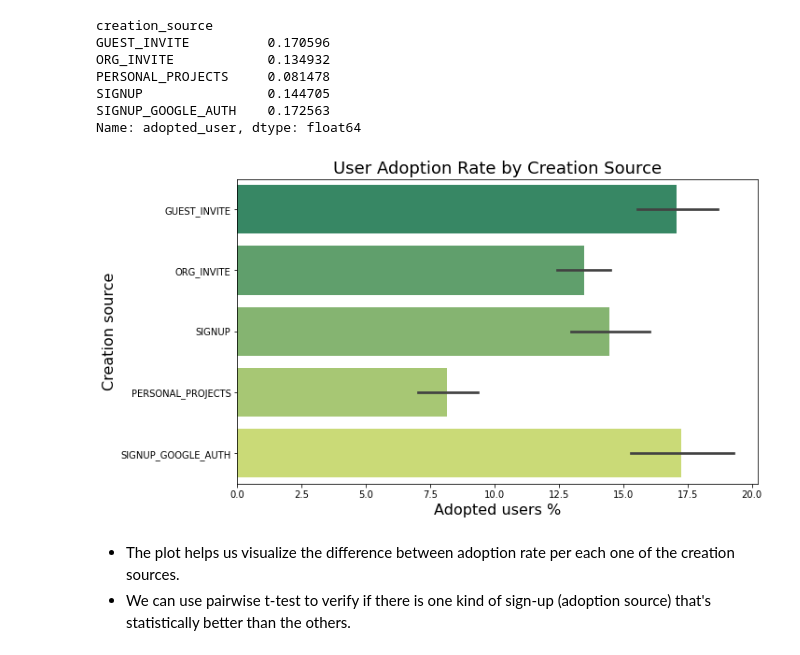
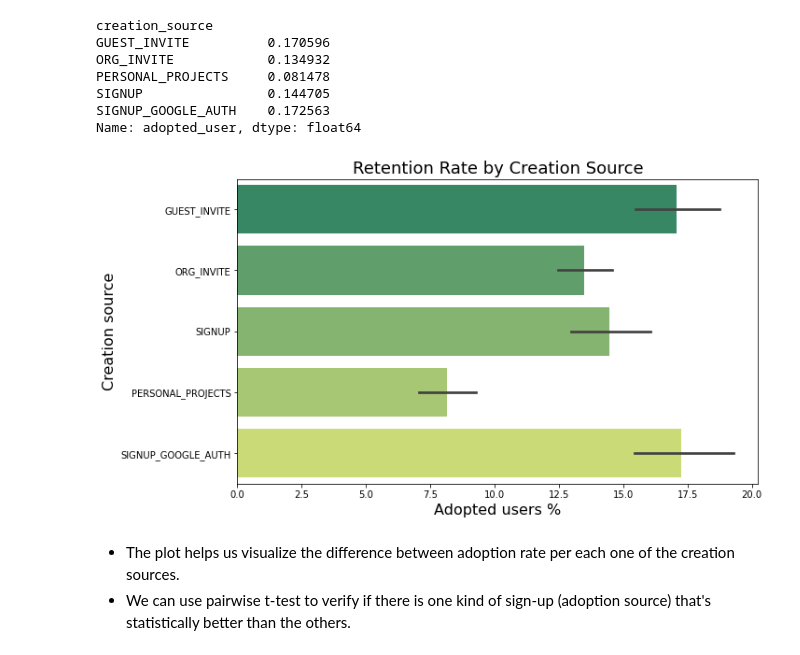
Before and after one commit to gabriellewald/relax-inc-data-challenge, a Jupyter notebook: relax_inc_data_science_challenge.ipynb, the cells around one changed output. Saved outputs shown, nothing was run; the diff lists cells and outputs as text; code cells hidden in the pictures.

```diff
--- a/relax_inc_data_science_challenge.ipynb
+++ b/relax_inc_data_science_challenge.ipynb
@@ -238,13 +238,13 @@ Name: adopted_user, dtype: float64
 # %%
 # Plot proportion of adopted users
 plt.figure(figsize=(10,6))
 sns.barplot(x='adopted_user', y='creation_source', data=users,
             estimator=lambda x: sum(x==1)*100.0/len(x),  palette='summer')
-_ = plt.title('User Adoption Rate by Creation Source', fontsize=18)
+_ = plt.title('Retention Rate by Creation Source', fontsize=18)
 _ = plt.xlabel('Adopted users %', fontsize=16)
 _ = plt.ylabel('Creation source', fontsize=16)
 # %% [output]
-[figure, old version]
+[figure, new version]
 # %% [markdown]
 - The plot helps us visualize the difference between adoption rate per each one of the creation sources.
 - We can use pairwise t-test to verify if there is one kind of sign-up (adoption source) that's statistically better than the others.
```
Also changed, not shown: parts of 5 cells of this notebook.
